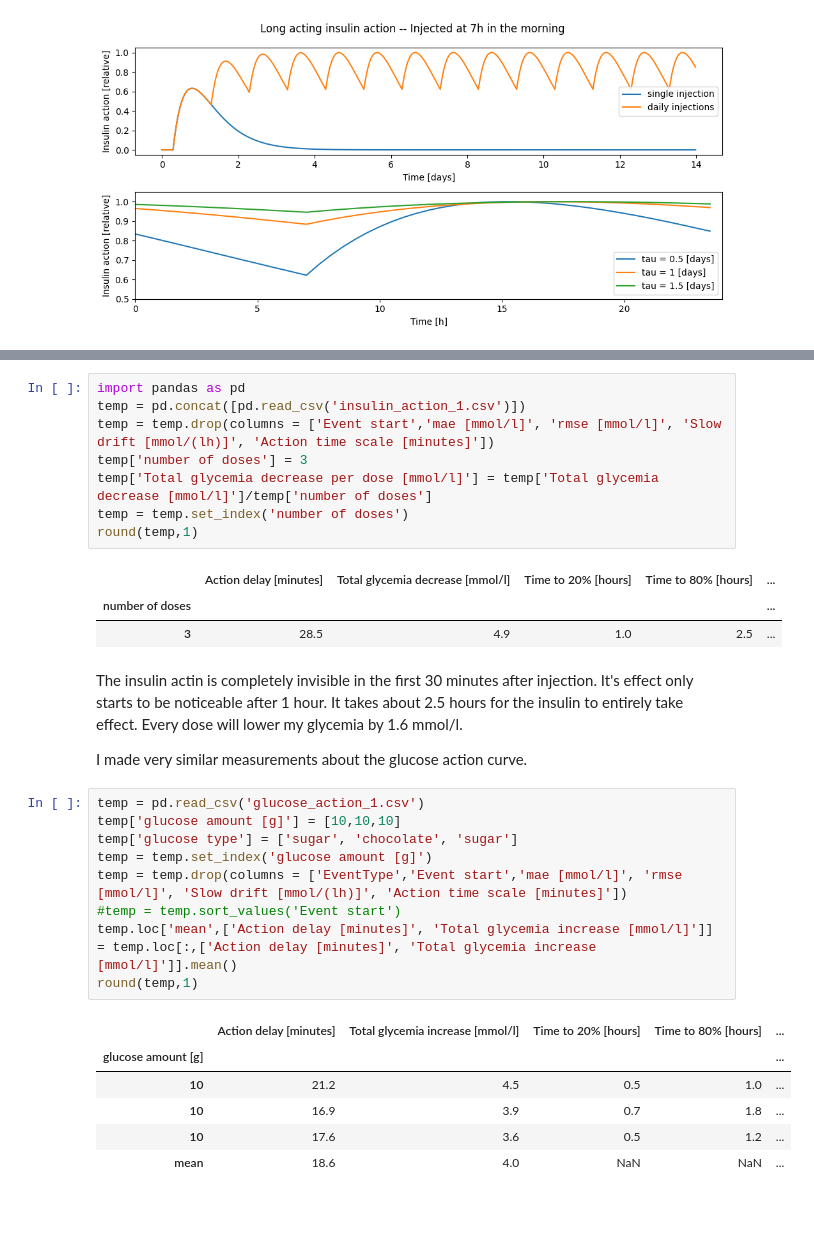
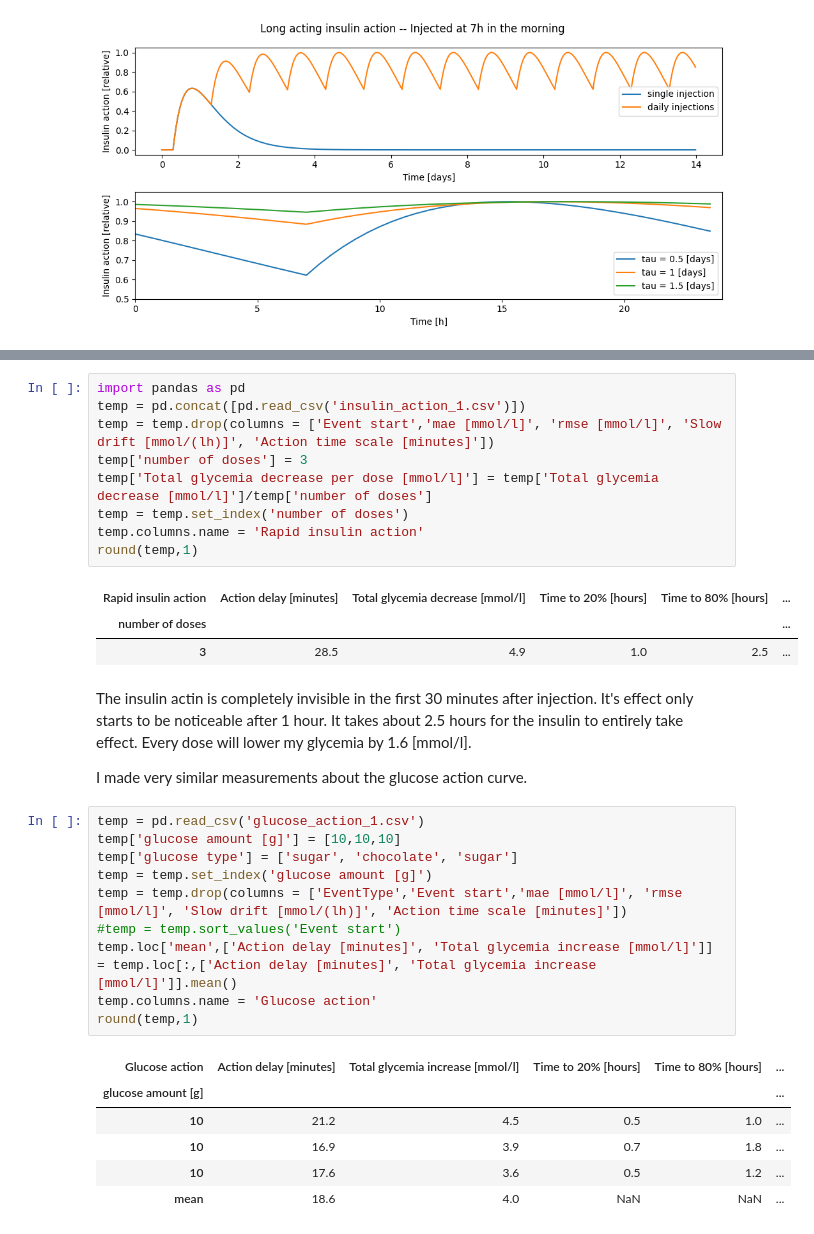
Before and after one commit to sethyvenatem/blood_sugar_fast_day, a Jupyter notebook: fast_day.ipynb, the cells around one changed output, grey strips where cells are left out. Cells and saved outputs as stored; diff of their text form.

```diff
--- a/fast_day.ipynb
+++ b/fast_day.ipynb
@@ -845,17 +847,18 @@ This project has provided many useful measurements concerning the insulin and gl
 # %%
 import pandas as pd
 temp = pd.concat([pd.read_csv('insulin_action_1.csv')])
 temp = temp.drop(columns = ['Event start','mae [mmol/l]', 'rmse [mmol/l]', 'Slow drift [mmol/(lh)]', 'Action time scale [minutes]'])
 temp['number of doses'] = 3
 temp['Total glycemia decrease per dose [mmol/l]'] = temp['Total glycemia decrease [mmol/l]']/temp['number of doses']
 temp = temp.set_index('number of doses')
+temp.columns.name = 'Rapid insulin action'
 round(temp,1)
 # %% [output]
-|  | Action delay [minutes] | Total glycemia decrease [mmol/l] | Time to 20% [hours] | Time to 80% [hours] | ... |
+| Rapid insulin action | Action delay [minutes] | Total glycemia decrease [mmol/l] | Time to 20% [hours] | Time to 80% [hours] | ... |
 | number of doses |  |  |  |  | ... |
 | 3 | 28.5 | 4.9 | 1.0 | 2.5 | ... |
 # %% [markdown]
-The insulin actin is completely invisible in the first 30 minutes after injection. It's effect only starts to be noticeable after 1 hour. It takes about 2.5 hours for the insulin to entirely take effect. Every dose will lower my glycemia by 1.6 mmol/l.
+The insulin actin is completely invisible in the first 30 minutes after injection. It's effect only starts to be noticeable after 1 hour. It takes about 2.5 hours for the insulin to entirely take effect. Every dose will lower my glycemia by 1.6 [mmol/l].
 
 I made very similar measurements about the glucose action curve.
 # %%
@@ -866,9 +869,10 @@ temp = temp.set_index('glucose amount [g]')
 temp = temp.drop(columns = ['EventType','Event start','mae [mmol/l]', 'rmse [mmol/l]', 'Slow drift [mmol/(lh)]', 'Action time scale [minutes]'])
 #temp = temp.sort_values('Event start')
 temp.loc['mean',['Action delay [minutes]', 'Total glycemia increase [mmol/l]']] = temp.loc[:,['Action delay [minutes]', 'Total glycemia increase [mmol/l]']].mean()
+temp.columns.name = 'Glucose action'
 round(temp,1)
 # %% [output]
-|  | Action delay [minutes] | Total glycemia increase [mmol/l] | Time to 20% [hours] | Time to 80% [hours] | ... |
+| Glucose action | Action delay [minutes] | Total glycemia increase [mmol/l] | Time to 20% [hours] | Time to 80% [hours] | ... |
 | glucose amount [g] |  |  |  |  | ... |
 | 10 | 21.2 | 4.5 | 0.5 | 1.0 | ... |
 | 10 | 16.9 | 3.9 | 0.7 | 1.8 | ... |
```
Also changed, not shown: parts of 9 cells of this notebook.
